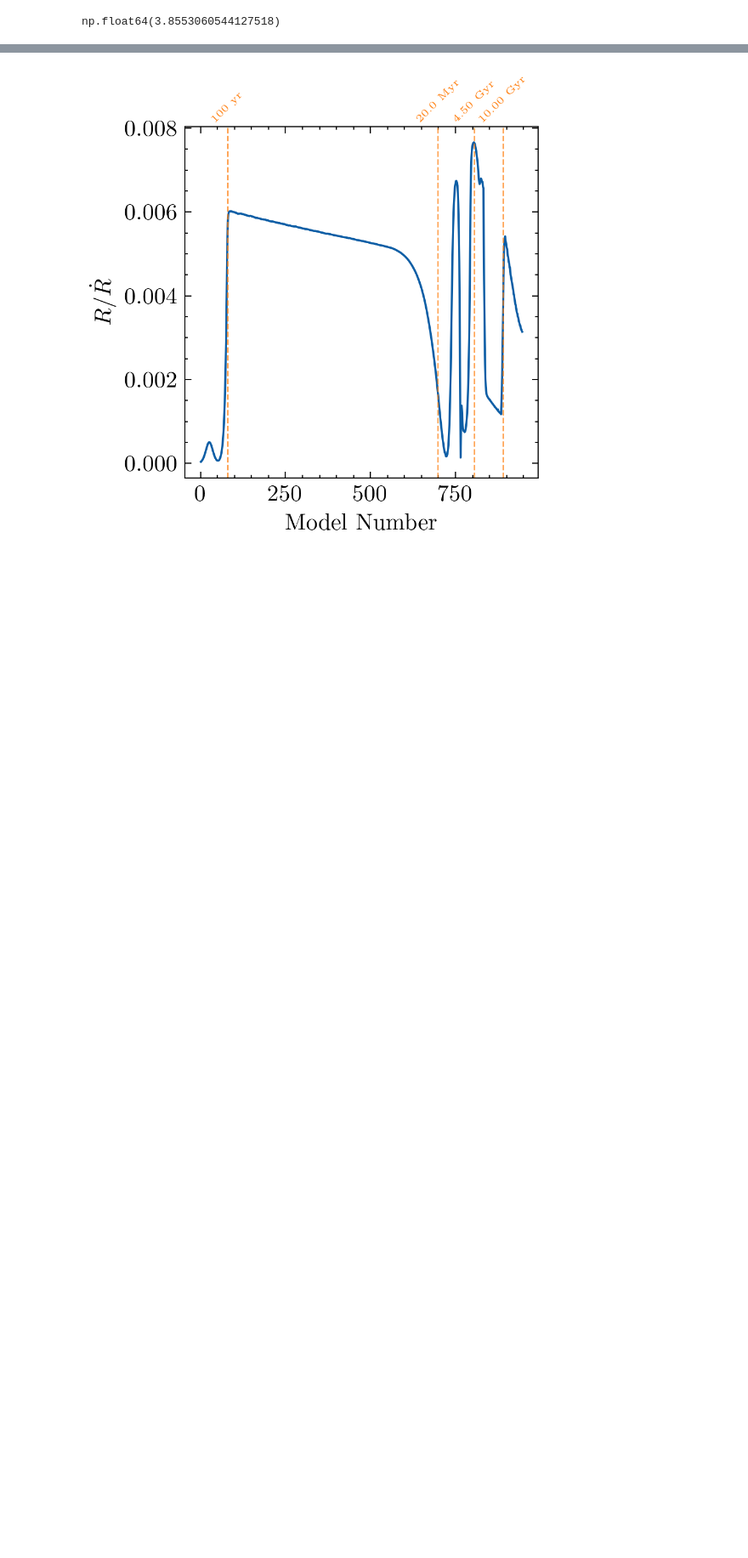
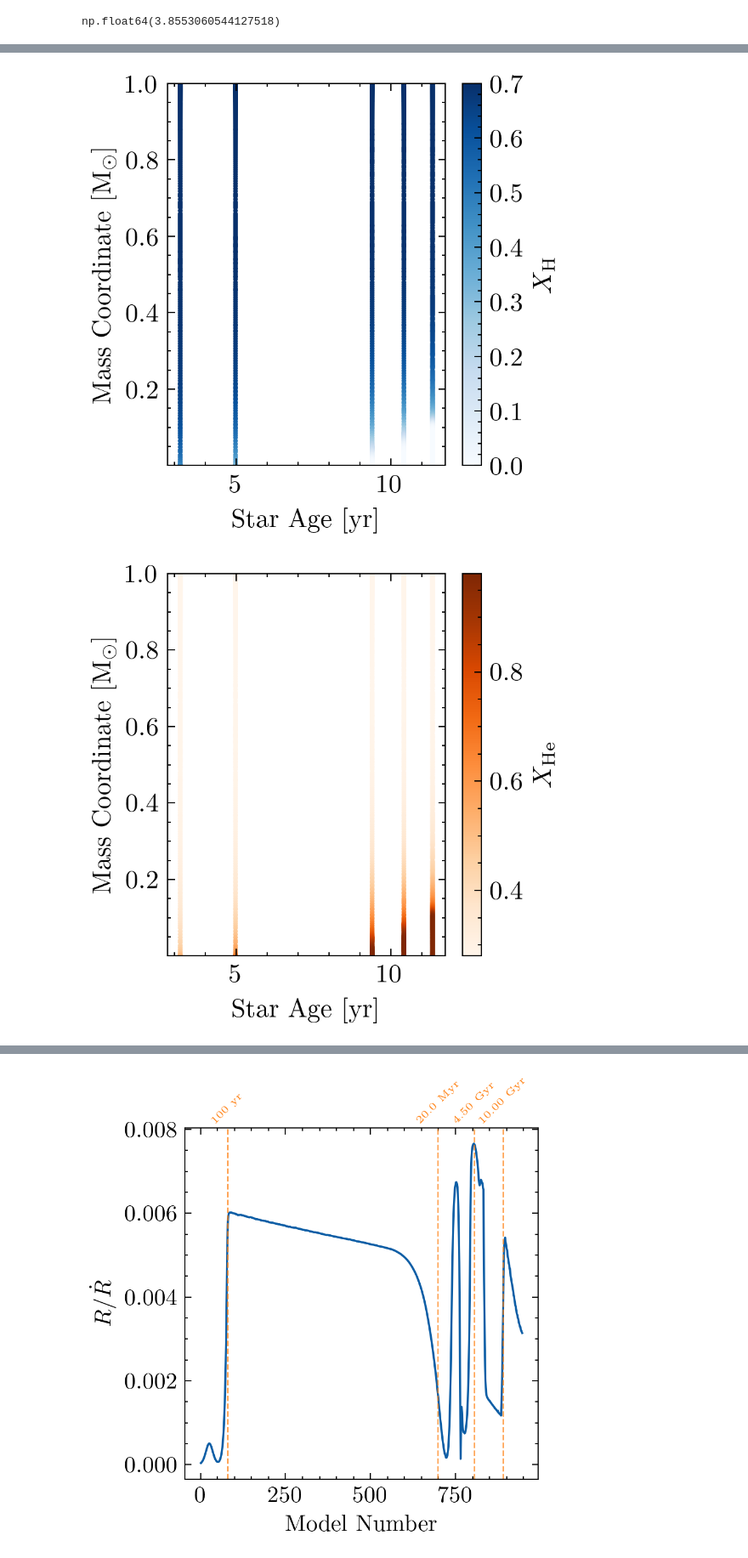
Before and after one commit to BrunoSchultz/lab_report, a Jupyter notebook: exercise1/plot_exercise.ipynb, the cells around one changed output, grey strips where cells are left out. Shown at 85% size. Drawn from its saved outputs; the diff is of its cells as text; code cells hidden in the pictures; blank space fills up the shorter version.

```diff
--- a/exercise1/plot_exercise.ipynb
+++ b/exercise1/plot_exercise.ipynb
@@ -199,0 +201,43 @@ NameError: name 'plt' is not defined
+# %%
+l = mr.MesaLogDir("1Msol/LOGS/")
+
+# Collect data from all profiles
+ages = []
+masses = []
+X_H = []
+Y_He = []
+Z_metals = []
+
+for prof in l.profile_numbers:
+    if prof > 17:
+        data = l.profile_data(profile_number=prof)
+        age = l.profile_data(profile_number=prof).header('star_age')
+        n = len(data.mass)
+        ages.append(np.full(n, age))
+        masses.append(data.mass)
+        X_H.append(data.x_mass_fraction_H)
+        Y_He.append(data.y_mass_fraction_He)
+        Z_metals.append(data.z_mass_fraction_metals)
+
+ages = np.concatenate(ages) / 1e9  # Convert ages to Gyr
+masses = np.concatenate(masses)
+X_H = np.concatenate(X_H)
+Y_He = np.concatenate(Y_He)
+Z_metals = np.concatenate(Z_metals)
+
+def plot_mass_fraction_map(ages, masses, fraction, label, cmap):
+    plt.figure(figsize=(3, 3), dpi=300)
+    sc = plt.scatter(ages, masses, c=fraction, cmap=cmap, s=1, rasterized=True)
+    plt.xlabel("Star Age [yr]")
+    plt.ylabel("Mass Coordinate [M$_\odot$]")
+    plt.ylim(masses.min(), masses.max())
+    plt.colorbar(sc, label=label)
+    plt.tight_layout()
+    plt.show()
+
+plot_mass_fraction_map(ages, masses, X_H, r"$X_\text{H}$", "Blues")
+plot_mass_fraction_map(ages, masses, Y_He, r"$X_\text{He}$", "Oranges")
+plot_mass_fraction_map(ages, masses, Z_metals, r"$X_{Z}$", "Greens")
+# %% [output]
+[figure, added]
+[figure, added]
```
Also changed, not shown: parts of 6 cells of this notebook.
